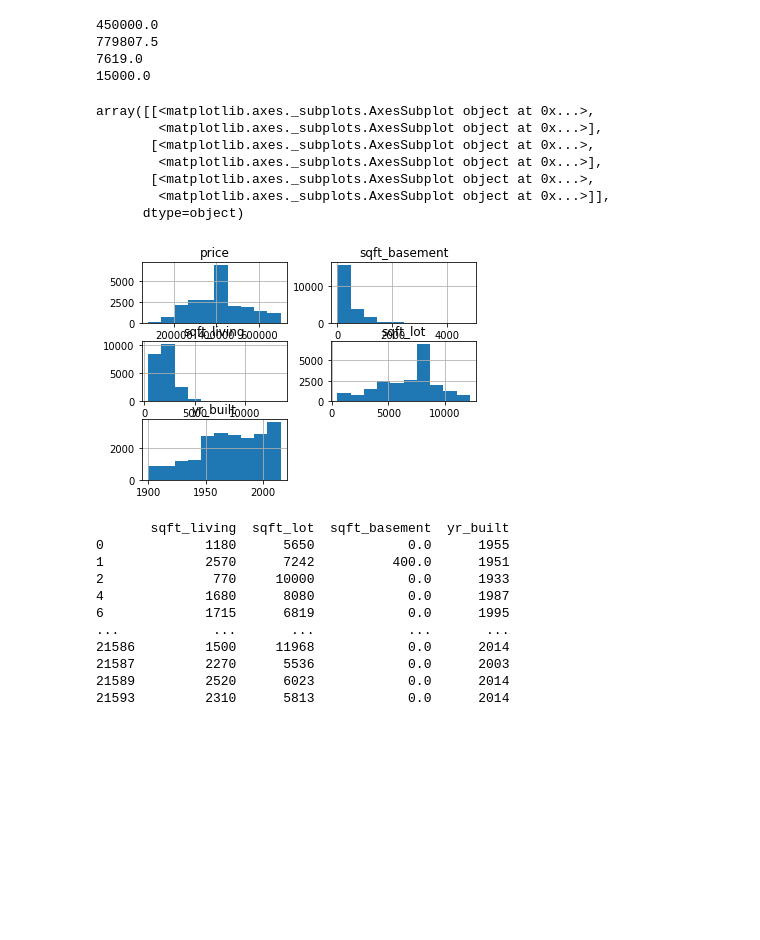
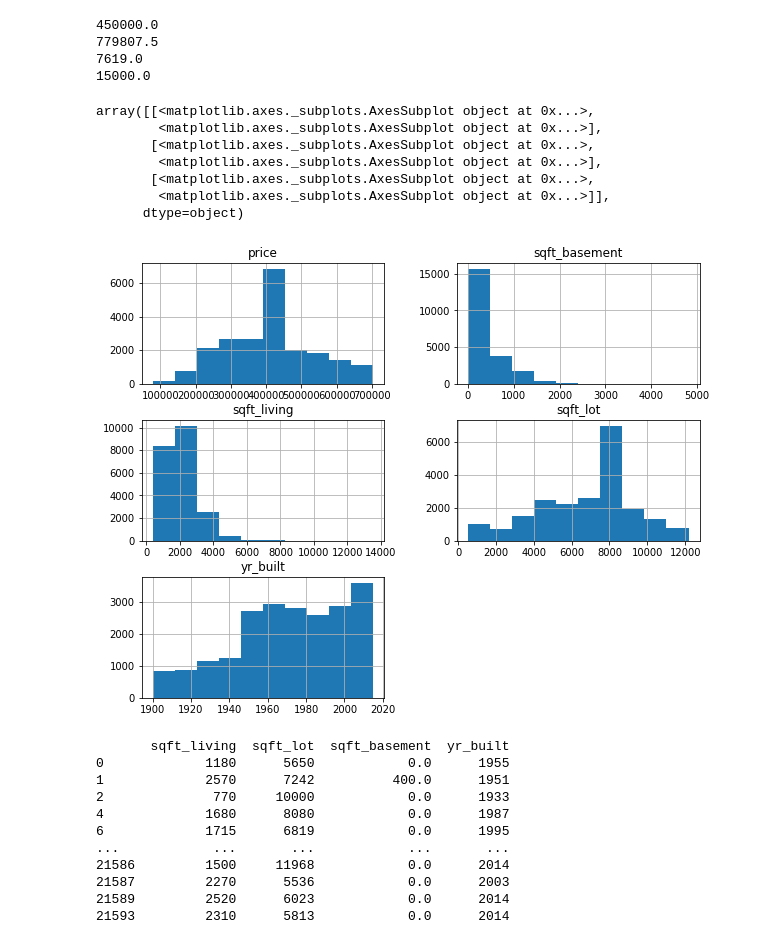
Before and after one commit to EricaSG/dsc-mod-2-project-v2-1-onl01-dtsc-ft-041320, a Jupyter notebook: student.ipynb, the cells around one changed output. Drawn from its saved outputs; the diff is of its cells as text; code cells hidden in the pictures; blank space fills up the shorter version.

```diff
--- a/student.ipynb
+++ b/student.ipynb
@@ -824,16 +826,16 @@ norm_check['sqft_lot'] = np.where(norm_check['sqft_lot'] > 12182.25, 7618.5, nor
 7619.0
 15000.0
 # %%
-norm_check.hist()
+norm_check.hist(figsize=(10,8))
 # %% [output]
 array([[<matplotlib.axes._subplots.AxesSubplot object at 0x...>,
         <matplotlib.axes._subplots.AxesSubplot object at 0x...>],
        [<matplotlib.axes._subplots.AxesSubplot object at 0x...>,
         <matplotlib.axes._subplots.AxesSubplot object at 0x...>],
        [<matplotlib.axes._subplots.AxesSubplot object at 0x...>,
         <matplotlib.axes._subplots.AxesSubplot object at 0x...>]],
       dtype=object)
-[figure, old version]
+[figure, new version]
 # %%
 cont_trim_df.to_csv(r'/Users/ericagabriel/Flatiron/dsc-mod-2-project-v2-1-onl01-dtsc-ft-041320/cont_trim_df.csv', index=False)
 # %%
```
Also changed, not shown: parts of 7 cells of this notebook.
